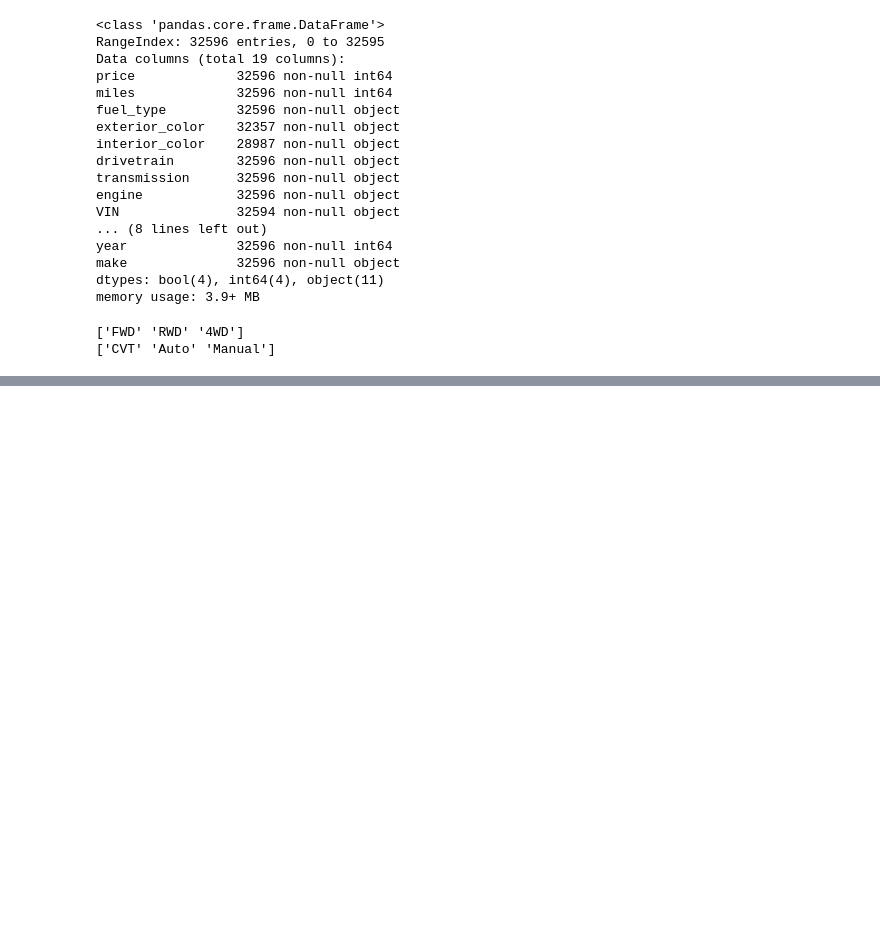
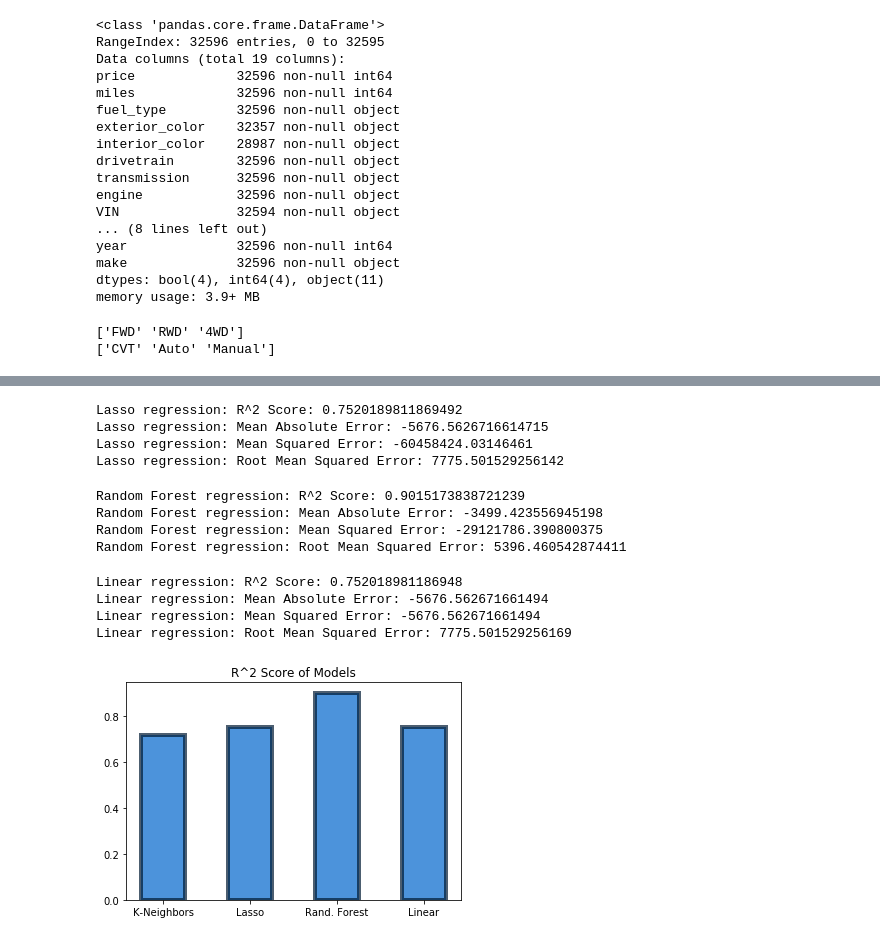
Before and after one commit to JosephNaberhaus/Ford-Cars-In-Iowa-Data-Science, a Jupyter notebook: PriceModel.ipynb, the cells around one changed output, grey strips where cells are left out. Cells and saved outputs as stored; diff of their text form; code cells hidden in the pictures; blank space fills up the shorter version.

```diff
--- a/PriceModel.ipynb
+++ b/PriceModel.ipynb
@@ -93,0 +105,66 @@ Mean Squared Error: 56270956.09071867
+# %%
+# Lasso Regresssion
+
+lasso_reg = LassoLarsCV(cv=3, max_n_alphas = 10).fit(X_Train, Y_Train)
+
+# Find the scores of the regression
+lasso_r2_score = lasso_reg.score(X_Test, Y_Test)
+lasso_ma_error = model_selection.cross_val_score(lasso_reg, X_Test, Y_Test, scoring='neg_mean_absolute_error')
+lasso_ms_error = model_selection.cross_val_score(lasso_reg, X_Test, Y_Test, scoring='neg_mean_squared_error')
+
+print('Lasso regression: R^2 Score: ' + str(lasso_r2_score))
+print('Lasso regression: Mean Absolute Error: ' + str(lasso_ma_error.mean()))
+print('Lasso regression: Mean Squared Error: ' + str(lasso_ms_error.mean()))
+print('Lasso regression: Root Mean Squared Error: ' + str(math.sqrt(abs(lasso_ms_error.mean()))))
+# %% [output]
+Lasso regression: R^2 Score: 0.7520189811869492
+Lasso regression: Mean Absolute Error: -5676.5626716614715
+Lasso regression: Mean Squared Error: -60458424.03146461
+Lasso regression: Root Mean Squared Error: 7775.501529256142
+# %%
+# Random Forest Regresssion
+
+rf_reg = RandomForestRegressor().fit(X_Train, Y_Train)
+
+# Find the scores of the regression
+rf_r2_score = rf_reg.score(X_Test, Y_Test)
+rf_ma_error = model_selection.cross_val_score(rf_reg, X_Test, Y_Test, scoring='neg_mean_absolute_error')
+rf_ms_error = model_selection.cross_val_score(rf_reg, X_Test, Y_Test, scoring='neg_mean_squared_error')
+
+print('Random Forest regression: R^2 Score: ' + str(rf_r2_score))
+print('Random Forest regression: Mean Absolute Error: ' + str(rf_ma_error.mean()))
+print('Random Forest regression: Mean Squared Error: ' + str(rf_ms_error.mean()))
+print('Random Forest regression: Root Mean Squared Error: ' + str(math.sqrt(abs(rf_ms_error.mean()))))
+# %% [output]
+Random Forest regression: R^2 Score: 0.9015173838721239
+Random Forest regression: Mean Absolute Error: -3499.423556945198
+Random Forest regression: Mean Squared Error: -29121786.390800375
+Random Forest regression: Root Mean Squared Error: 5396.460542874411
+# %%
+# Linear Regresssion
+
+linear_reg = LinearRegression().fit(X_Train, Y_Train)
+
+# Find the scores of the regression
+linear_r2_score = linear_reg.score(X_Test, Y_Test)
+linear_ma_error = model_selection.cross_val_score(linear_reg, X_Test, Y_Test, scoring='neg_mean_absolute_error')
+linear_ms_error = model_selection.cross_val_score(linear_reg, X_Test, Y_Test, scoring='neg_mean_squared_error')
+
+print('Linear regression: R^2 Score: ' + str(linear_r2_score))
+print('Linear regression: Mean Absolute Error: ' + str(linear_ma_error.mean()))
+print('Linear regression: Mean Squared Error: ' + str(linear_ma_error.mean()))
+print('Linear regression: Root Mean Squared Error: ' + str(math.sqrt(abs(linear_ms_error.mean()))))
+# %% [output]
+Linear regression: R^2 Score: 0.752018981186948
+Linear regression: Mean Absolute Error: -5676.562671661494
+Linear regression: Mean Squared Error: -5676.562671661494
+Linear regression: Root Mean Squared Error: 7775.501529256169
+# %%
+r2_scores = [kneighbors_r2_score, lasso_r2_score, rf_r2_score, linear_r2_score]
+
+plt.title('R^2 Score of Models')
+plt.bar(['K-Neighbors', 'Lasso', 'Rand. Forest', 'Linear'], r2_scores, .5,
+        color='#0066cc', edgecolor="#001a33", linewidth=4, alpha=0.7)
+plt.show()
+# %% [output]
+[figure, added]
```
Also changed, not shown: parts of 7 cells of this notebook, 1 other file.
